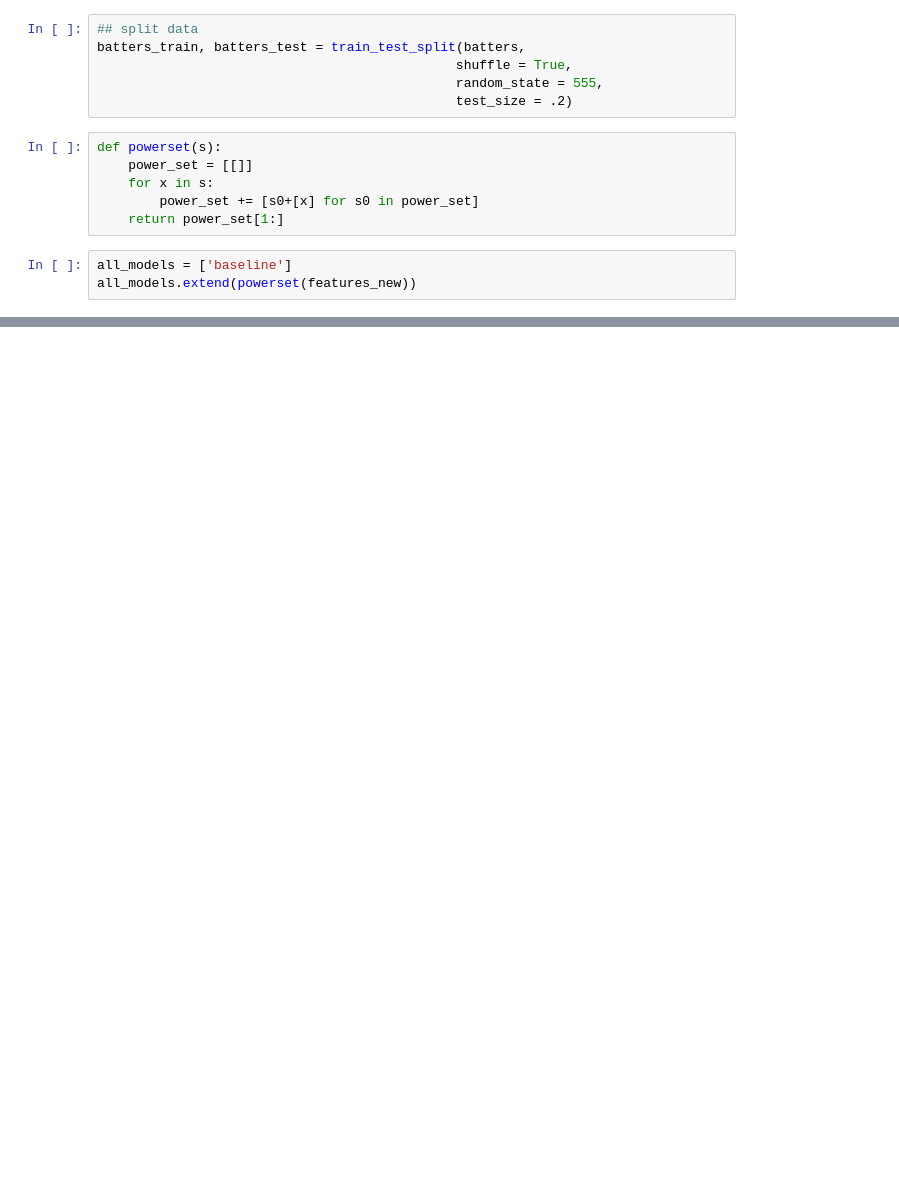
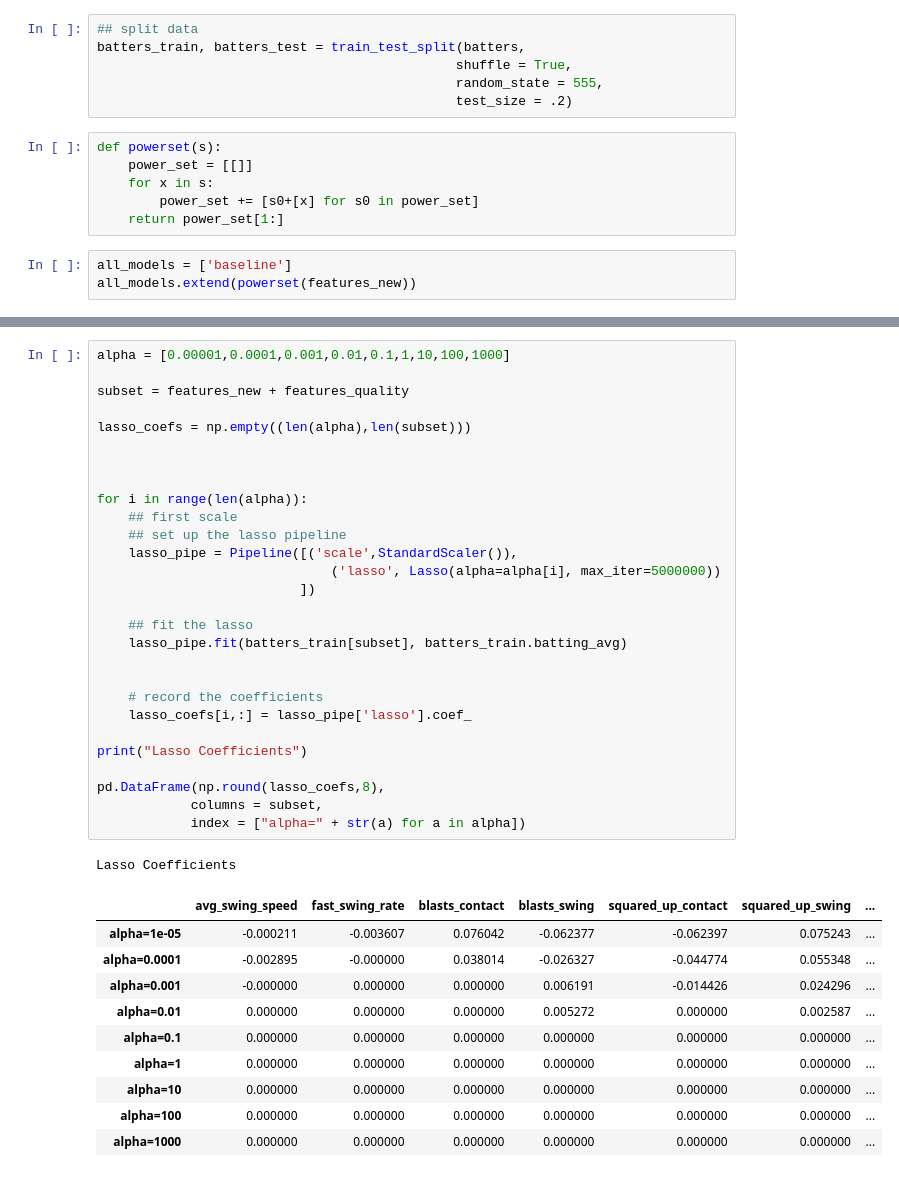
Before and after one commit to rrmoruzzi/mlb-bat-tracking, a Jupyter notebook: MLB-Exploration/2-MLB-BattingModels.ipynb, the cells around one changed output, grey strips where cells are left out. Drawn from its saved outputs; the diff is of its cells as text; blank space fills up the shorter version.

```diff
--- a/MLB-Exploration/2-MLB-BattingModels.ipynb
+++ b/MLB-Exploration/2-MLB-BattingModels.ipynb
@@ -129,0 +374,40 @@ error_dict
+# %%
+alpha = [0.00001,0.0001,0.001,0.01,0.1,1,10,100,1000]
+
+subset = features_new + features_quality
+
+lasso_coefs = np.empty((len(alpha),len(subset)))
+
+
+
+for i in range(len(alpha)):
+    ## first scale
+    ## set up the lasso pipeline
+    lasso_pipe = Pipeline([('scale',StandardScaler()),
+                              ('lasso', Lasso(alpha=alpha[i], max_iter=5000000))
+                          ])
+
+    ## fit the lasso
+    lasso_pipe.fit(batters_train[subset], batters_train.batting_avg)
+
+
+    # record the coefficients
+    lasso_coefs[i,:] = lasso_pipe['lasso'].coef_
+
+print("Lasso Coefficients")
+
+pd.DataFrame(np.round(lasso_coefs,8),
+            columns = subset,
+            index = ["alpha=" + str(a) for a in alpha])
+# %% [output]
+Lasso Coefficients
+|  | avg_swing_speed | fast_swing_rate | blasts_contact | blasts_swing | squared_up_contact | squared_up_swing | ... |
+| alpha=1e-05 | -0.000211 | -0.003607 | 0.076042 | -0.062377 | -0.062397 | 0.075243 | ... |
+| alpha=0.0001 | -0.002895 | -0.000000 | 0.038014 | -0.026327 | -0.044774 | 0.055348 | ... |
+| alpha=0.001 | -0.000000 | 0.000000 | 0.000000 | 0.006191 | -0.014426 | 0.024296 | ... |
+| alpha=0.01 | 0.000000 | 0.000000 | 0.000000 | 0.005272 | 0.000000 | 0.002587 | ... |
+| alpha=0.1 | 0.000000 | 0.000000 | 0.000000 | 0.000000 | 0.000000 | 0.000000 | ... |
+| alpha=1 | 0.000000 | 0.000000 | 0.000000 | 0.000000 | 0.000000 | 0.000000 | ... |
+| alpha=10 | 0.000000 | 0.000000 | 0.000000 | 0.000000 | 0.000000 | 0.000000 | ... |
+| alpha=100 | 0.000000 | 0.000000 | 0.000000 | 0.000000 | 0.000000 | 0.000000 | ... |
+| alpha=1000 | 0.000000 | 0.000000 | 0.000000 | 0.000000 | 0.000000 | 0.000000 | ... |
```
Also changed, not shown: parts of 23 cells of this notebook, 4 other files.
